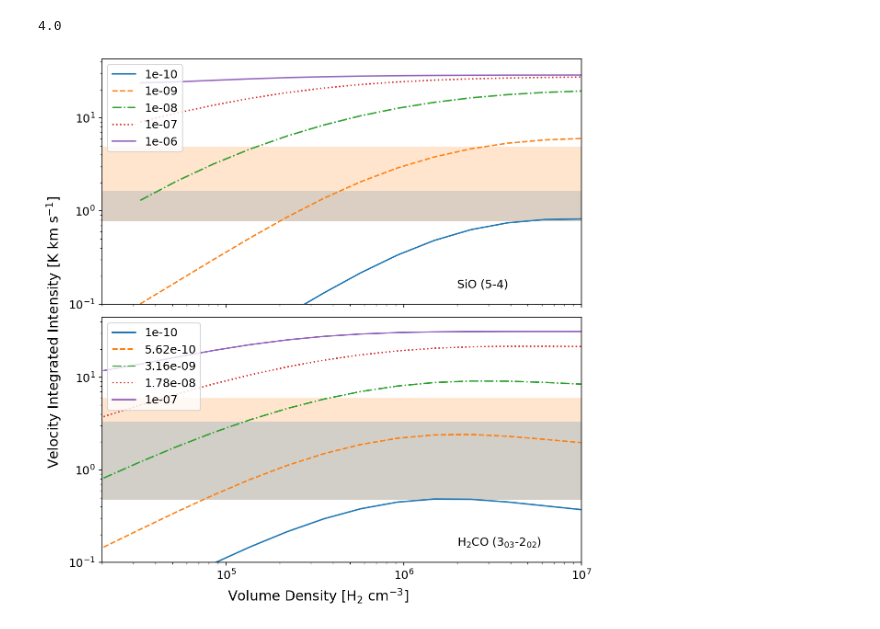
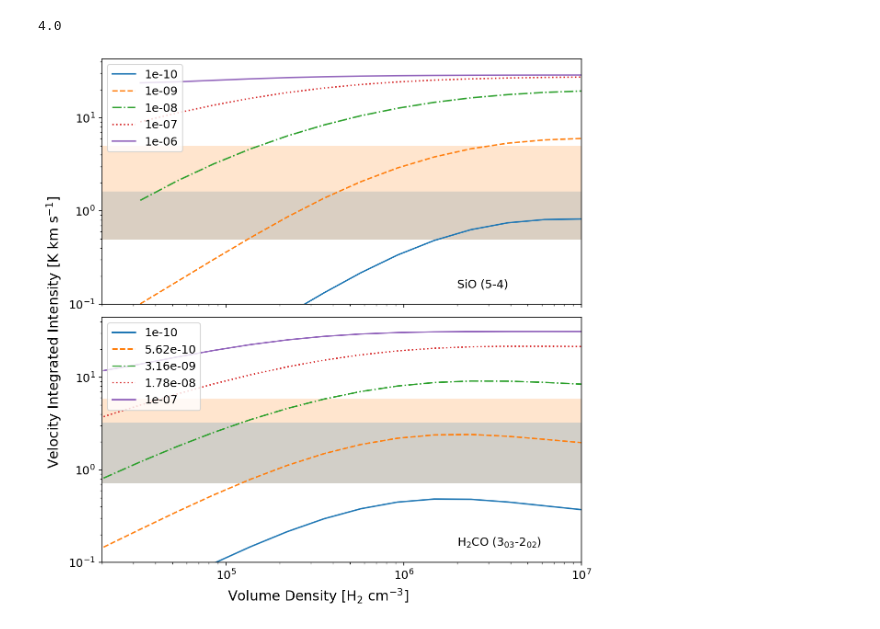
Before and after one commit to SpacialTree/clouds-g5-b1, a Jupyter notebook: DespoticSiO.ipynb, the cells around one changed output. Cells and saved outputs as stored; diff of their text form; code cells hidden in the pictures.

```diff
--- a/DespoticSiO.ipynb
+++ b/DespoticSiO.ipynb
@@ -296,7 +290,7 @@ print(Tex)
 # L = N/n = 1e22 / 1e6
 # const = sigma / L = sigma * n / N
 # sigma = const * N / n
-const = g5.sigmaNT * 1e6 / 1e22
-const
+#const = g5.sigmaNT * 1e6 / 1e22
+#const
 # so if the new voldense = 1e5
 # g5.sigmaNT = g5.sigmaNT*10 = g5.sigmaNT * 1e6 / voldens
@@ -634,6 +622,7 @@ vol_dense = 10**np.linspace(1, 7, num=30) # 100 to 10^8
 TB = np.zeros(vol_dense.size)
 abundance = 10**np.linspace(-10, -6, num=5) # 10^-13 to 10^-6
 
+plt.rcParams.update({'font.size': 12})
 
 
 m_SiO = 44.08*u.Da
@@ -655,9 +644,13 @@ for a in abundance:
 
     lab = format(a, '.3g') #str(a)
     axs[0].plot(vol_dense, TB, next(linecycler), label=lab)
+# SiO
+#axs[0].axhspan(0.76873781, 1.6335953, facecolor='tab:blue', alpha=0.2) # a
+#axs[0].axhspan(0.76873781, 4.8750899, facecolor='tab:orange', alpha=0.2)  # b
 
-axs[0].axhspan(0.76873781, 1.6335953, facecolor='tab:blue', alpha=0.2)
-axs[0].axhspan(0.76873781, 4.8750899, facecolor='tab:orange', alpha=0.2)
+axs[0].axhspan(0.48853974, 1.6164163, facecolor='tab:blue', alpha=0.2) # b
+axs[0].axhspan(0.48853974, 4.9613779, facecolor='tab:orange', alpha=0.2)  # a
+
 axs[0].set_xscale('log')
 axs[0].set_yscale('log')
 axs[0].set_ylim(bottom=0.1)
@@ -685,35 +678,37 @@ for a in abundance:
 
         if g5.sigmaNT*u.cm/u.second < vs:
             #print('don\'t plot?')
             #vs =np.sqrt(k * T / m_h2co)
             TB[n] = l['intTB']
         else:
             TB[n] = np.nan
     # what
     lab = format(a, '.3g') #str(a)
-    title = 'Abundance: ' + str(a)# + ' SiO molecules per H nucle
+    title = 'Abundance: ' + str(a)
     axs[1].plot(vol_dense, TB, next(linecycler), label=lab)
 
-
-axs[1].axhspan(0.47637372, 5.9633835, facecolor='tab:orange', alpha=0.2)
-axs[1].axhspan(0.47637372, 3.311673, facecolor='tab:blue', alpha=0.2)
+# H2CO
+#axs[1].axhspan(0.47637372, 5.9633835, facecolor='tab:orange', alpha=0.2) # a
+#axs[1].axhspan(0.47637372, 3.311673, facecolor='tab:blue', alpha=0.2) # b
+axs[1].axhspan(0.71664655, 5.8476086, facecolor='tab:orange', alpha=0.2) # a
+axs[1].axhspan(0.71664655, 3.2353006, facecolor='tab:blue', alpha=0.2) # b
 
 axs[1].set_xscale('log')
 axs[1].set_yscale('log')
 axs[1].set_ylim(bottom=0.1)
 axs[1].legend(loc='upper left')
 
 axs[1].set_xlim(left=2*10**4, right=10**7)
 
 fig.supxlabel('Volume Density [H$_2$ cm$^{-3}$]')
 fig.supylabel('Velocity Integrated Intensity [K km s$^{-1}$]')
 
 axs[0].text(2*10**6, 0.15, 'SiO (5-4)')
 axs[1].text(2*10**6, 0.15, 'H$_2$CO (3$_{03}$-2$_{02}$)')
 
 fig.set_figheight(8)
 fig.set_figwidth(8)
 
 plt.savefig('/orange/adamginsburg/cmz/g5/code/plots/despoticcombo.pdf', bbox_inches='tight')
 # %% [output]
-[figure, old version]
+[figure, new version]
```
Also changed, not shown: parts of 3 cells of this notebook, 3 other files.
